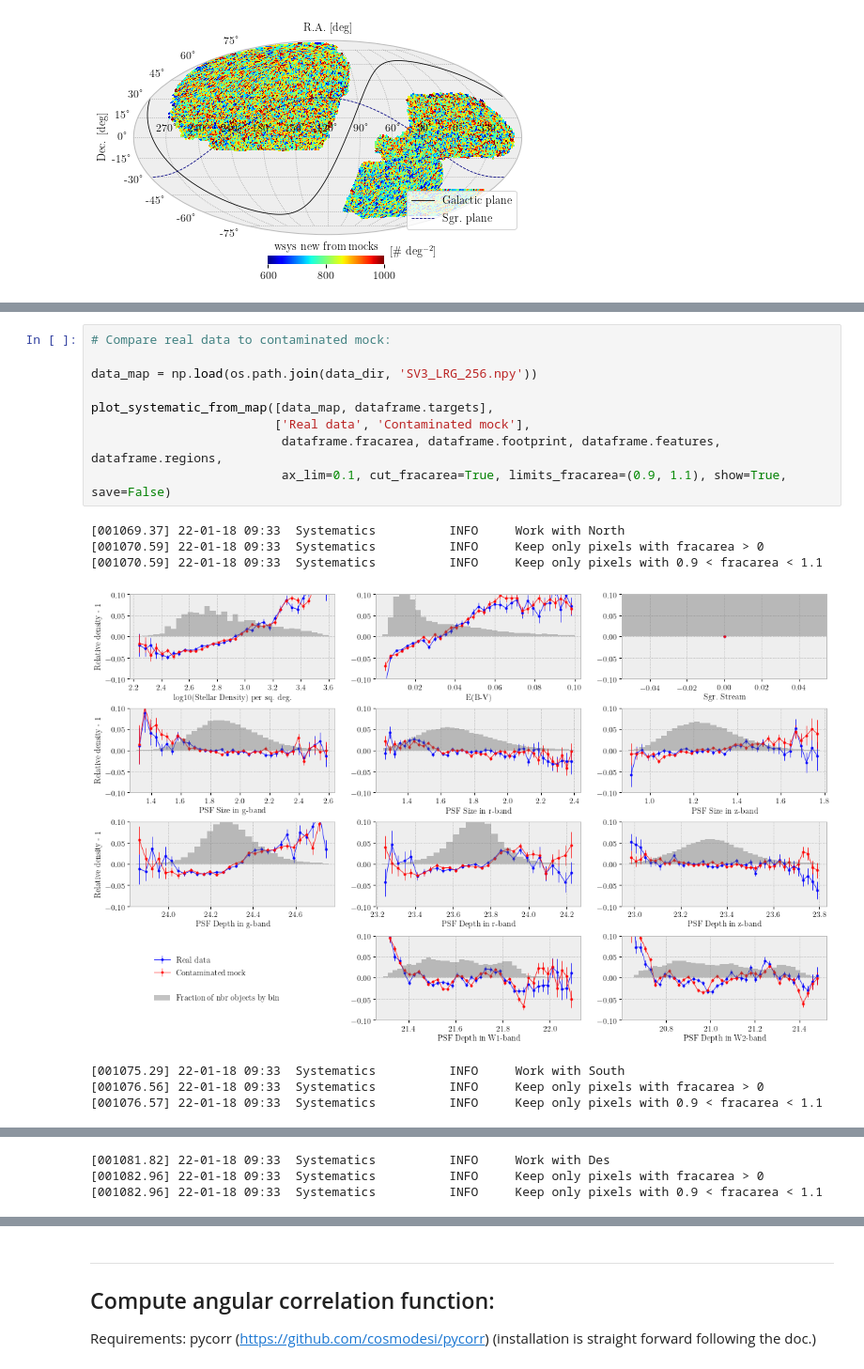
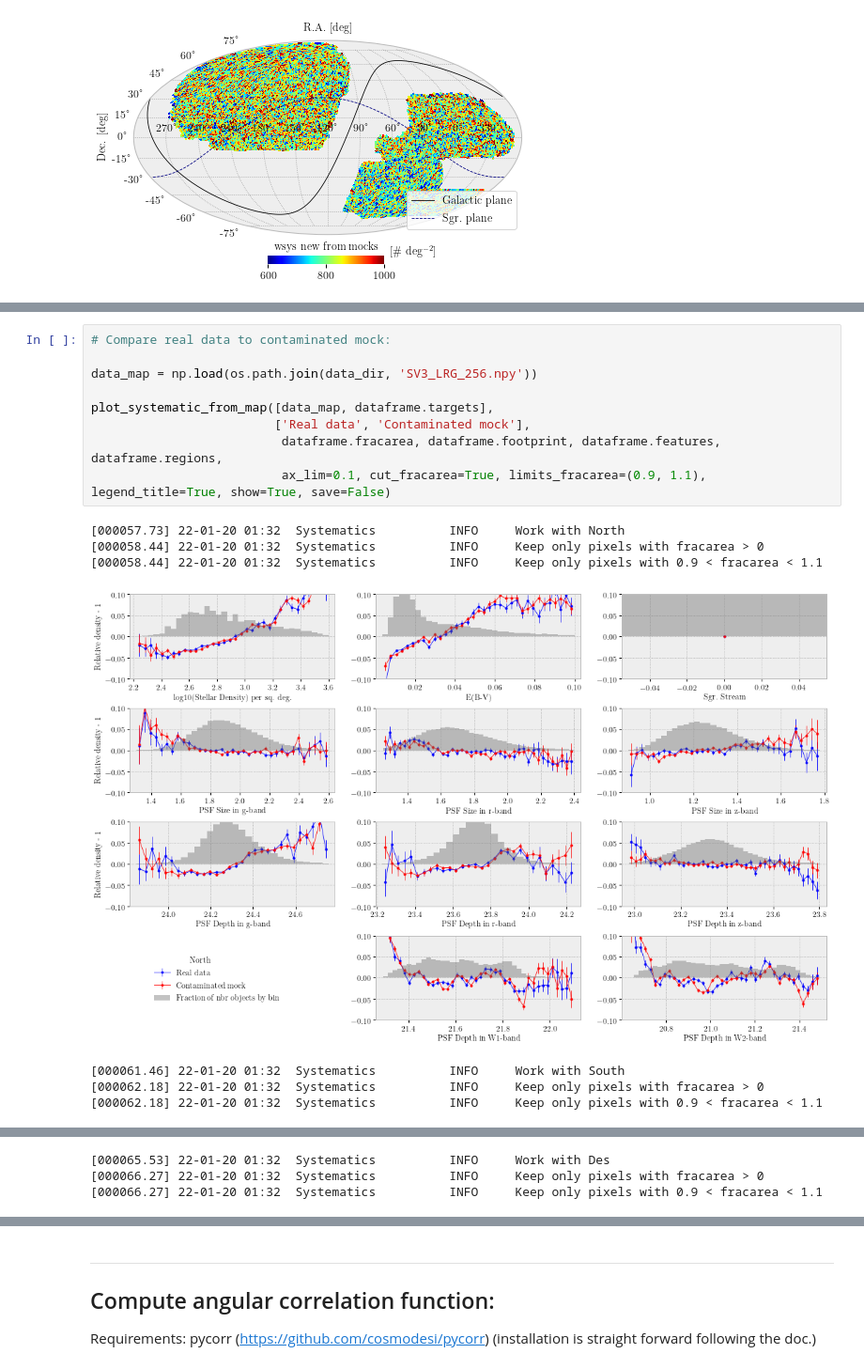
Before and after one commit to echaussidon/regressis, a Jupyter notebook: nb/contaminated_mocks.ipynb, the cells around one changed output, grey strips where cells are left out. Shown at 94% size. Drawn from its saved outputs; the diff is of its cells as text.

```diff
--- a/nb/contaminated_mocks.ipynb
+++ b/nb/contaminated_mocks.ipynb
@@ -234,17 +238,17 @@ The systematic plots computed from real data are available for LRG in img direct
 # %%
 # Compare real data to contaminated mock:
 
 data_map = np.load(os.path.join(data_dir, 'SV3_LRG_256.npy'))
 
 plot_systematic_from_map([data_map, dataframe.targets],
                          ['Real data', 'Contaminated mock'],
                           dataframe.fracarea, dataframe.footprint, dataframe.features, dataframe.regions,
-                          ax_lim=0.1, cut_fracarea=True, limits_fracarea=(0.9, 1.1), show=True, save=False)
+                          ax_lim=0.1, cut_fracarea=True, limits_fracarea=(0.9, 1.1), legend_title=True, show=True, save=False)
 # %% [output]
-[001069.37] 22-01-18 09:33  Systematics          INFO     Work with North
-[001070.59] 22-01-18 09:33  Systematics          INFO     Keep only pixels with fracarea > 0
-[001070.59] 22-01-18 09:33  Systematics          INFO     Keep only pixels with 0.9 < fracarea < 1.1
+[000057.73] 22-01-20 01:32  Systematics          INFO     Work with North
+[000058.44] 22-01-20 01:32  Systematics          INFO     Keep only pixels with fracarea > 0
+[000058.44] 22-01-20 01:32  Systematics          INFO     Keep only pixels with 0.9 < fracarea < 1.1
-[figure, old version]
+[figure, new version]
-[001075.29] 22-01-18 09:33  Systematics          INFO     Work with South
-[001076.56] 22-01-18 09:33  Systematics          INFO     Keep only pixels with fracarea > 0
-[001076.57] 22-01-18 09:33  Systematics          INFO     Keep only pixels with 0.9 < fracarea < 1.1
+[000061.46] 22-01-20 01:32  Systematics          INFO     Work with South
+[000062.18] 22-01-20 01:32  Systematics          INFO     Keep only pixels with fracarea > 0
+[000062.18] 22-01-20 01:32  Systematics          INFO     Keep only pixels with 0.9 < fracarea < 1.1
@@ -252,3 +256,3 @@ plot_systematic_from_map([data_map, dataframe.targets],
-[001081.82] 22-01-18 09:33  Systematics          INFO     Work with Des
-[001082.96] 22-01-18 09:33  Systematics          INFO     Keep only pixels with fracarea > 0
-[001082.96] 22-01-18 09:33  Systematics          INFO     Keep only pixels with 0.9 < fracarea < 1.1
+[000065.53] 22-01-20 01:32  Systematics          INFO     Work with Des
+[000066.27] 22-01-20 01:32  Systematics          INFO     Keep only pixels with fracarea > 0
+[000066.27] 22-01-20 01:32  Systematics          INFO     Keep only pixels with 0.9 < fracarea < 1.1
```
Also changed, not shown: parts of 15 cells of this notebook.
